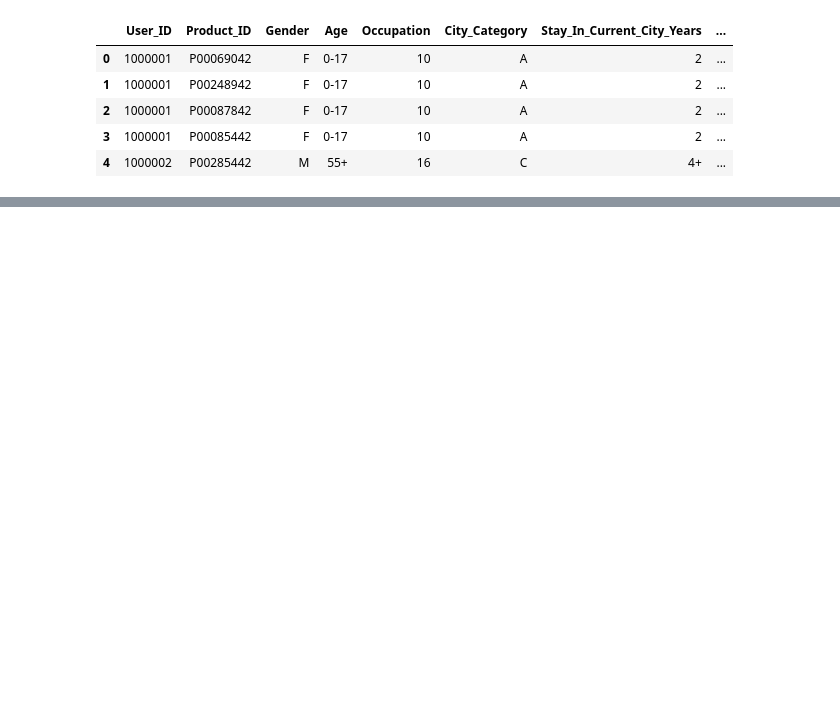
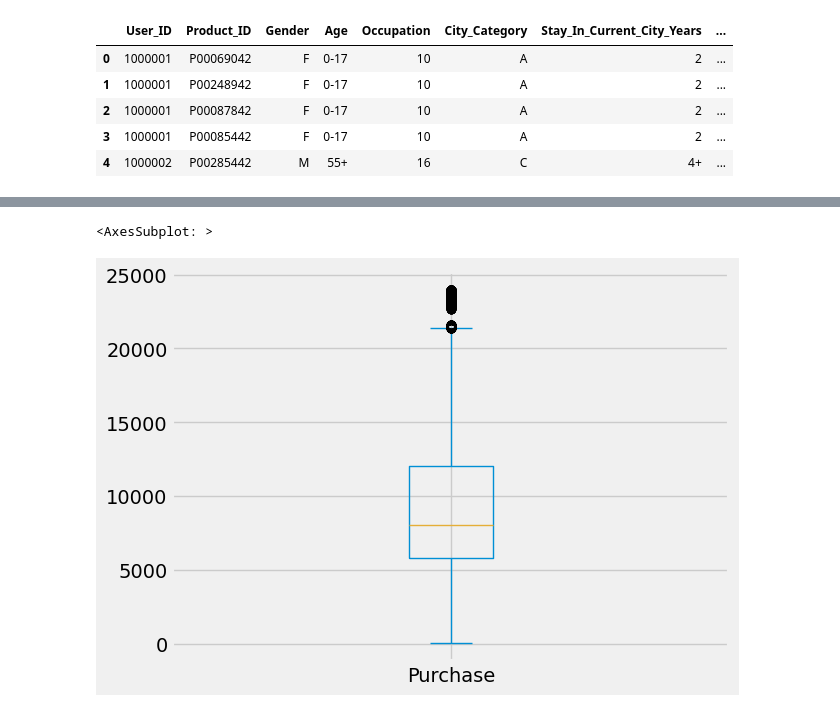
Before and after one commit to martanascimento1/datascience1, a Jupyter notebook: machine learning/basic.ipynb, the cells around one changed output, grey strips where cells are left out. Saved outputs shown, nothing was run; the diff lists cells and outputs as text; code cells hidden in the pictures; blank space fills up the shorter version.

```diff
--- a/machine learning/basic.ipynb
+++ b/machine learning/basic.ipynb
@@ -18,0 +86,5 @@ train.head()
+# %%
+train['Purchase'].plot.box()
+# %% [output]
+<AxesSubplot: >
+[figure, added]
```
Also changed, not shown: parts of 4 cells of this notebook.
